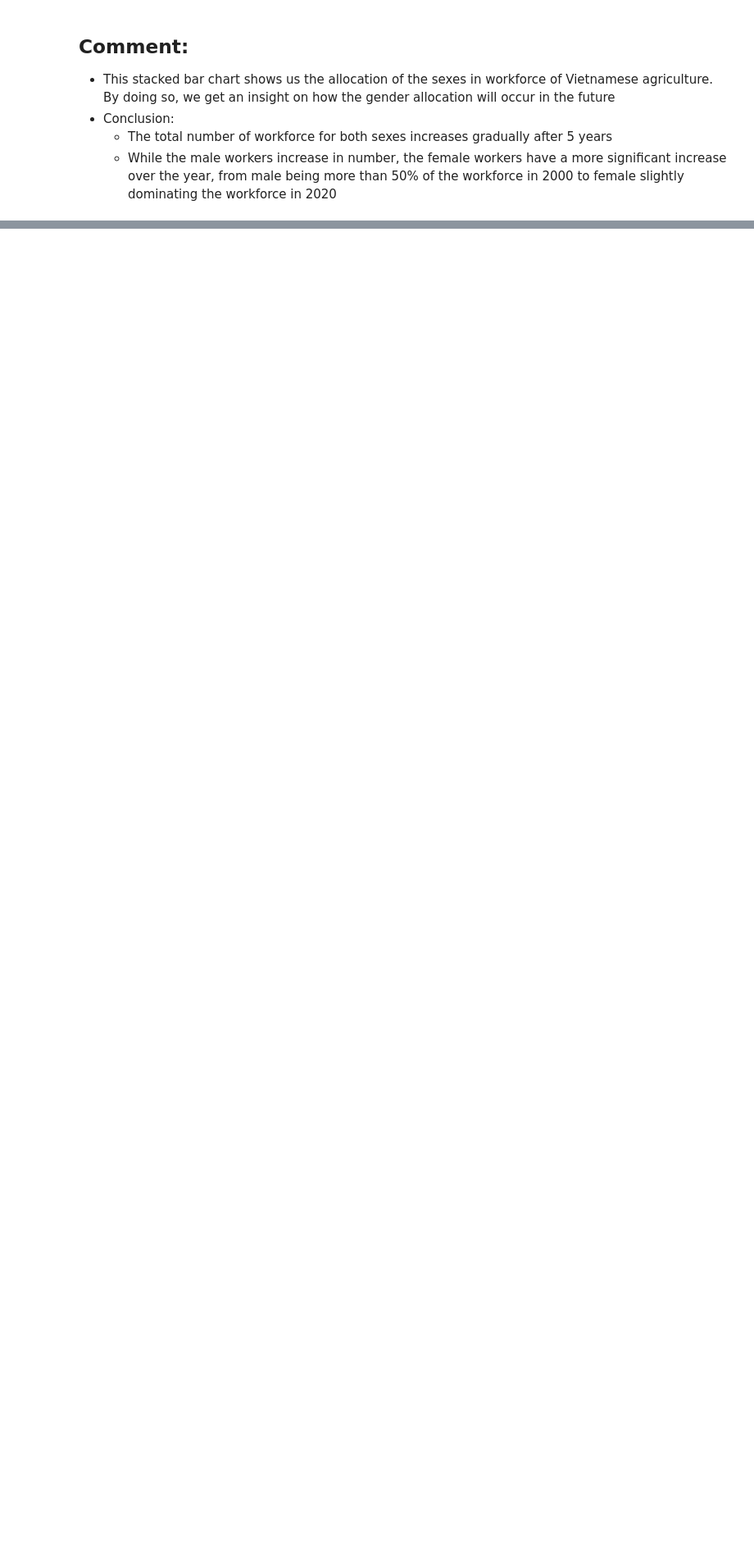
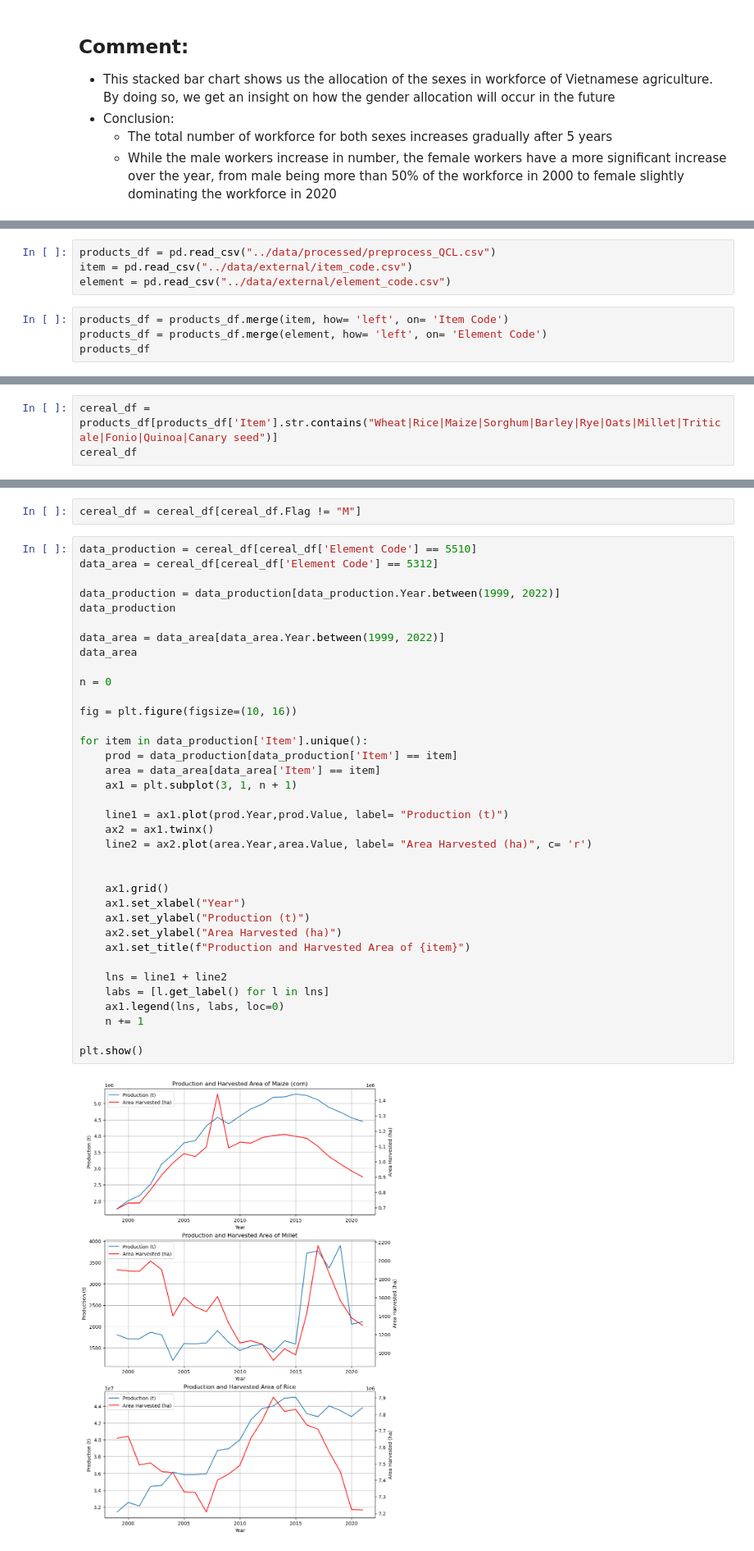
Before and after one commit to DunQua/-Intro2DS-Final-Seminar, a Jupyter notebook: source_code/04_data_discovery.ipynb, the cells around one changed output, grey strips where cells are left out. Shown at 82% size. Cells and saved outputs as stored; diff of their text form; blank space fills up the shorter version.

Commit message:
Merge Q1, 2, 3, in 04 with 4 in 03

```diff
--- a/source_code/04_data_discovery.ipynb
+++ b/source_code/04_data_discovery.ipynb
@@ -208,0 +214,8 @@ ax=get.plot.bar(stacked=True)
+# %%
+products_df = pd.read_csv("../data/processed/preprocess_QCL.csv")
+item = pd.read_csv("../data/external/item_code.csv")
+element = pd.read_csv("../data/external/element_code.csv")
+# %%
+products_df = products_df.merge(item, how= 'left', on= 'Item Code')
+products_df = products_df.merge(element, how= 'left', on= 'Element Code')
+products_df
@@ -208,0 +236,3 @@ ax=get.plot.bar(stacked=True)
+# %%
+cereal_df = products_df[products_df['Item'].str.contains("Wheat|Rice|Maize|Sorghum|Barley|Rye|Oats|Millet|Triticale|Fonio|Quinoa|Canary seed")]
+cereal_df
@@ -208,0 +255,40 @@ ax=get.plot.bar(stacked=True)
+# %%
+cereal_df = cereal_df[cereal_df.Flag != "M"]
+# %%
+data_production = cereal_df[cereal_df['Element Code'] == 5510]
+data_area = cereal_df[cereal_df['Element Code'] == 5312]
+
+data_production = data_production[data_production.Year.between(1999, 2022)]
+data_production
+
+data_area = data_area[data_area.Year.between(1999, 2022)]
+data_area
+
+n = 0
+
+fig = plt.figure(figsize=(10, 16))
+
+for item in data_production['Item'].unique():
+    prod = data_production[data_production['Item'] == item]
+    area = data_area[data_area['Item'] == item]
+    ax1 = plt.subplot(3, 1, n + 1)
+
+    line1 = ax1.plot(prod.Year,prod.Value, label= "Production (t)")
+    ax2 = ax1.twinx()
+    line2 = ax2.plot(area.Year,area.Value, label= "Area Harvested (ha)", c= 'r')
+
+
+    ax1.grid()
+    ax1.set_xlabel("Year")
+    ax1.set_ylabel("Production (t)")
+    ax2.set_ylabel("Area Harvested (ha)")
+    ax1.set_title(f"Production and Harvested Area of {item}")
+
+    lns = line1 + line2
+    labs = [l.get_label() for l in lns]
+    ax1.legend(lns, labs, loc=0)
+    n += 1
+
+plt.show()
+# %% [output]
+[figure, added]
```
Also changed, not shown: parts of 9 cells of this notebook, 1 other file.
